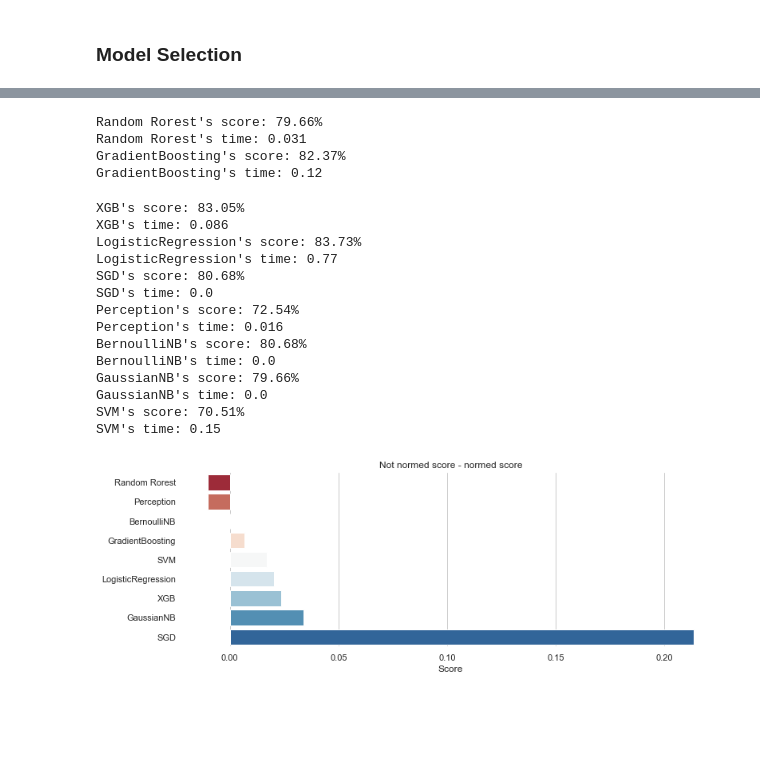
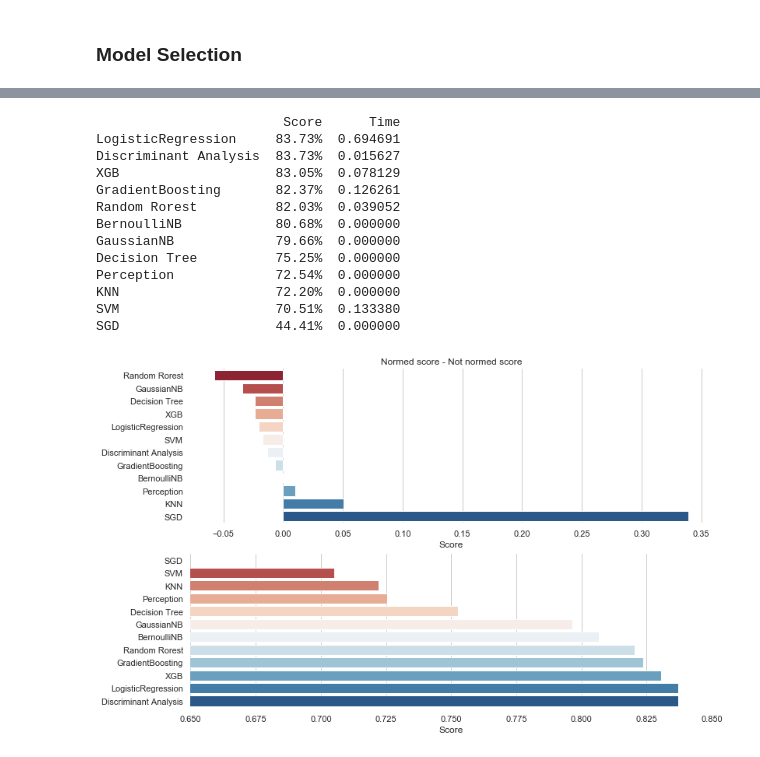
Before and after one commit to air-yan/kaggle_analysis, a Jupyter notebook: EDA on Titanic.ipynb, the cells around one changed output, grey strips where cells are left out. Cells and saved outputs as stored; diff of their text form; code cells hidden in the pictures; blank space fills up the shorter version.

```diff
--- a/EDA on Titanic.ipynb
+++ b/EDA on Titanic.ipynb
@@ -804,8 +819,4 @@ How about normalization? We did not use it in the last cell. Now, we are going t
 # %%
-from xgboost import XGBClassifier
-from sklearn import ensemble, linear_model, svm, naive_bayes
-import time
-
 # models
 classifers = {'Random Rorest': ensemble.RandomForestClassifier(), # Ensembling Method
               'GradientBoosting': ensemble.GradientBoostingClassifier(),
@@ -817,63 +828,77 @@ classifers = {'Random Rorest': ensemble.RandomForestClassifier(), # Ensembling M
               # Naive bayes
               'BernoulliNB': naive_bayes.BernoulliNB(),
               'GaussianNB': naive_bayes.GaussianNB(),
-              'SVM': svm.SVC(probability=True)}
+              'SVM': svm.SVC(probability=True),
+              # neighboors
+              'KNN': neighbors.KNeighborsClassifier(),
+              # Trees
+              'Decision Tree': tree.DecisionTreeClassifier(),
+              'Discriminant Analysis': discriminant_analysis.LinearDiscriminantAnalysis()}
 
 # create a loop for models to fit and generate scores
 classifier_name1 = []
 classifier_score1 = []
 classifier_time1 = []
 
 for C in classifers:
     start = time.time() # time start
     classifier = classifers[C] #initializing
     classifier.fit(X_train,y_train) #fitting
     score=classifier.score(X_test,y_test) #scoring
     end = time.time() # time end
 
     timespent = end - start
 
     classifier_name1.append(C)
     classifier_score1.append(score)
     classifier_time1.append(timespent)
 
-    print("{classifier}'s score: {score:.2%}\n{classifier}'s time: {timespent:.2}"\
-          .format(classifier=C,score=score,timespent=timespent))
+number_of_C = len(classifers.keys())
+# transform the lists to dataframes (this is not necessary)
+temp1 = np.hstack((np.array(classifier_score1).reshape(number_of_C,1),
+                  np.array(classifier_time1).reshape(number_of_C,1)))
 
-# transform the lists to dataframes (this is not necessary)
-temp1 = np.hstack((np.array(classifier_score1).reshape(9,1),
-                  np.array(classifier_time1).reshape(9,1)))
-score_plot = (pd.DataFrame(index=classifier_name1,data=temp1 - temp,columns=['Score','Time'])
+score_diff = (pd.DataFrame(index=classifier_name1,data= temp - temp1 ,columns=['Score','Time'])
               .sort_values('Score',ascending=True))
+score_plot = (pd.DataFrame(index=classifier_name1,data= temp1 ,columns=['Score','Time'])
+              .sort_values('Score',ascending=True))
+
+tem_df = score_plot.copy()
+
+tem_df['Score'] = (tem_df
+      .loc[:,['Score']]
+      .apply(lambda x: "{:.2%}".format(x[0]),axis=1))
+print(tem_df.sort_values('Score',ascending=False))
 
 # Barplot for scores and times
 sns.set_style('whitegrid')
-f, axes = plt.subplots(1,1,figsize=(12,4))
+f, axes = plt.subplots(2,1,figsize=(12,8))
 
-ax1 = sns.barplot(score_plot['Score'],
+ax1 = sns.barplot(score_diff['Score'],
+                  score_diff.index,palette='RdBu',
+                  ax=axes[0]
+                  )
+ax1.set_title('Normed score - Not normed score')
+
+ax2 = sns.barplot(score_plot['Score'],
                   score_plot.index,palette='RdBu',
-                  )
-ax1.set_title('Not normed score - normed score')
+                  ax=axes[1])
+ax2.set_xlim(.65,.85)
 
 sns.despine(left=True,bottom=True)
 # %% [output]
-Random Rorest's score: 79.66%
-Random Rorest's time: 0.031
-GradientBoosting's score: 82.37%
-GradientBoosting's time: 0.12
+                        Score      Time
+LogisticRegression     83.73%  0.694691
+Discriminant Analysis  83.73%  0.015627
+XGB                    83.05%  0.078129
+GradientBoosting       82.37%  0.126261
+Random Rorest          82.03%  0.039052
+BernoulliNB            80.68%  0.000000
+GaussianNB             79.66%  0.000000
+Decision Tree          75.25%  0.000000
+Perception             72.54%  0.000000
+KNN                    72.20%  0.000000
+SVM                    70.51%  0.133380
+SGD                    44.41%  0.000000
-XGB's score: 83.05%
-XGB's time: 0.086
-LogisticRegression's score: 83.73%
-LogisticRegression's time: 0.77
-SGD's score: 80.68%
-SGD's time: 0.0
-Perception's score: 72.54%
-Perception's time: 0.016
-BernoulliNB's score: 80.68%
-BernoulliNB's time: 0.0
-GaussianNB's score: 79.66%
-GaussianNB's time: 0.0
-SVM's score: 70.51%
-SVM's time: 0.15
-[figure, old version]
+[figure, new version]
 # %% [markdown]
```
Also changed, not shown: parts of 9 cells of this notebook, 1 other file.
